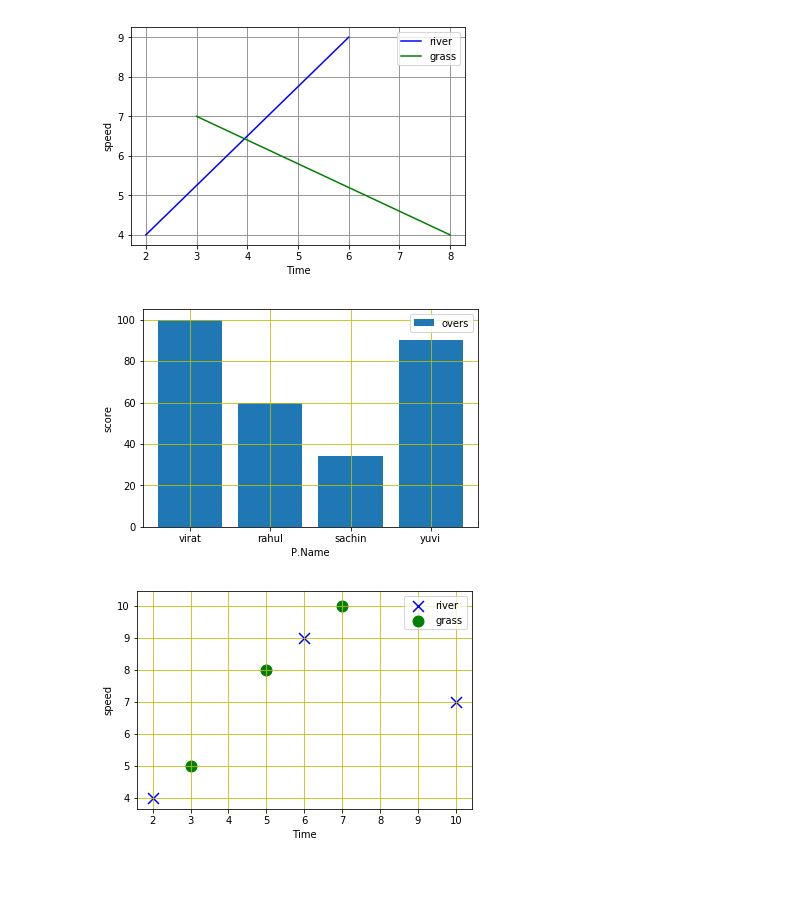
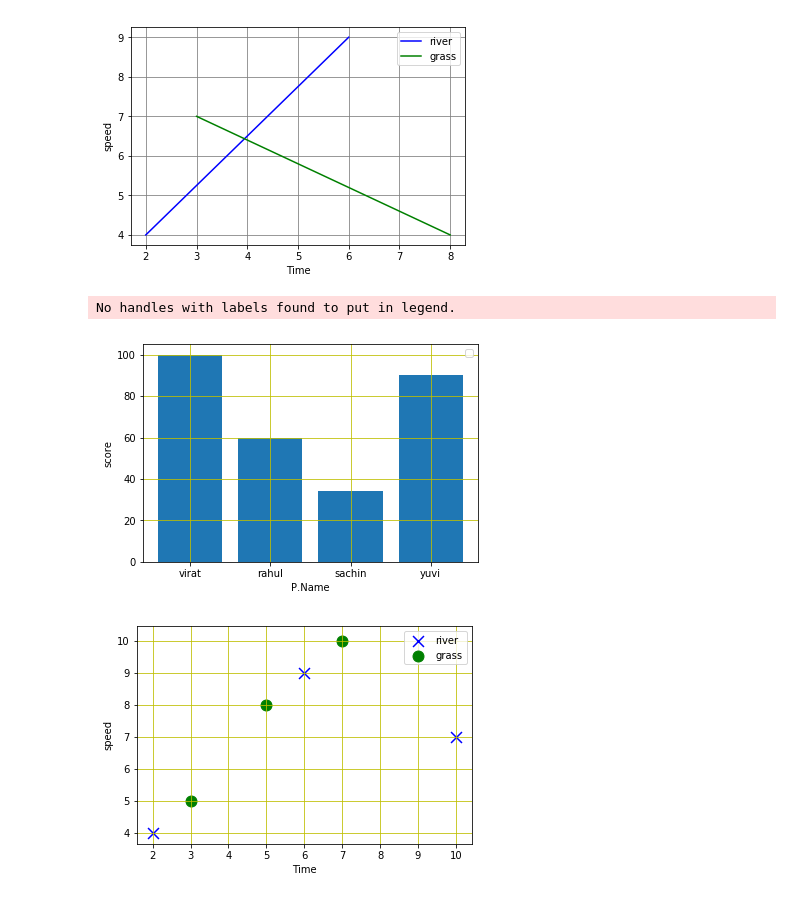
Before and after one commit to aishwaryashand/ML, a Jupyter notebook: graphs.ipynb, the cells around one changed output. Drawn from its saved outputs; the diff is of its cells as text; code cells hidden in the pictures.

```diff
--- a/graphs.ipynb
+++ b/graphs.ipynb
@@ -14,16 +14,18 @@ plt.show()
 # %% [output]
 [figure]
 # %%
+import matplotlib.pyplot as plt
 x=[100,60,34,90]
 y=["virat","rahul","sachin","yuvi"]
 plt.ylabel("score")
 plt.xlabel("P.Name")
-plt.bar(y,x,label="overs")
+plt.bar(y,x.label='')
 plt.legend()
 plt.grid(color='y')
 plt.show()
 # %% [output]
+No handles with labels found to put in legend.
-[figure, old version]
+[figure, new version]
 # %%
 import matplotlib.pyplot as plt
 x = [2,6,10]
```
Also changed, not shown: 7 other files.
